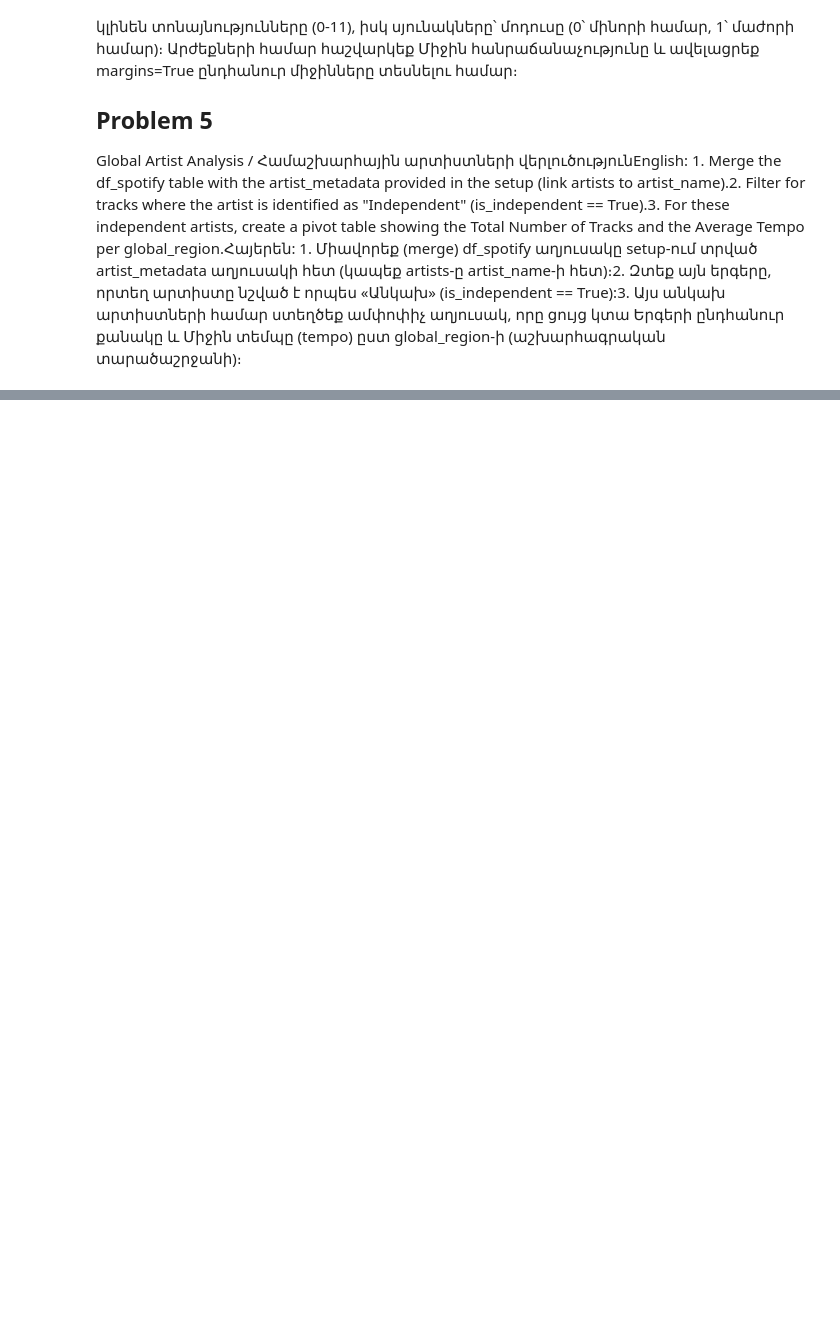
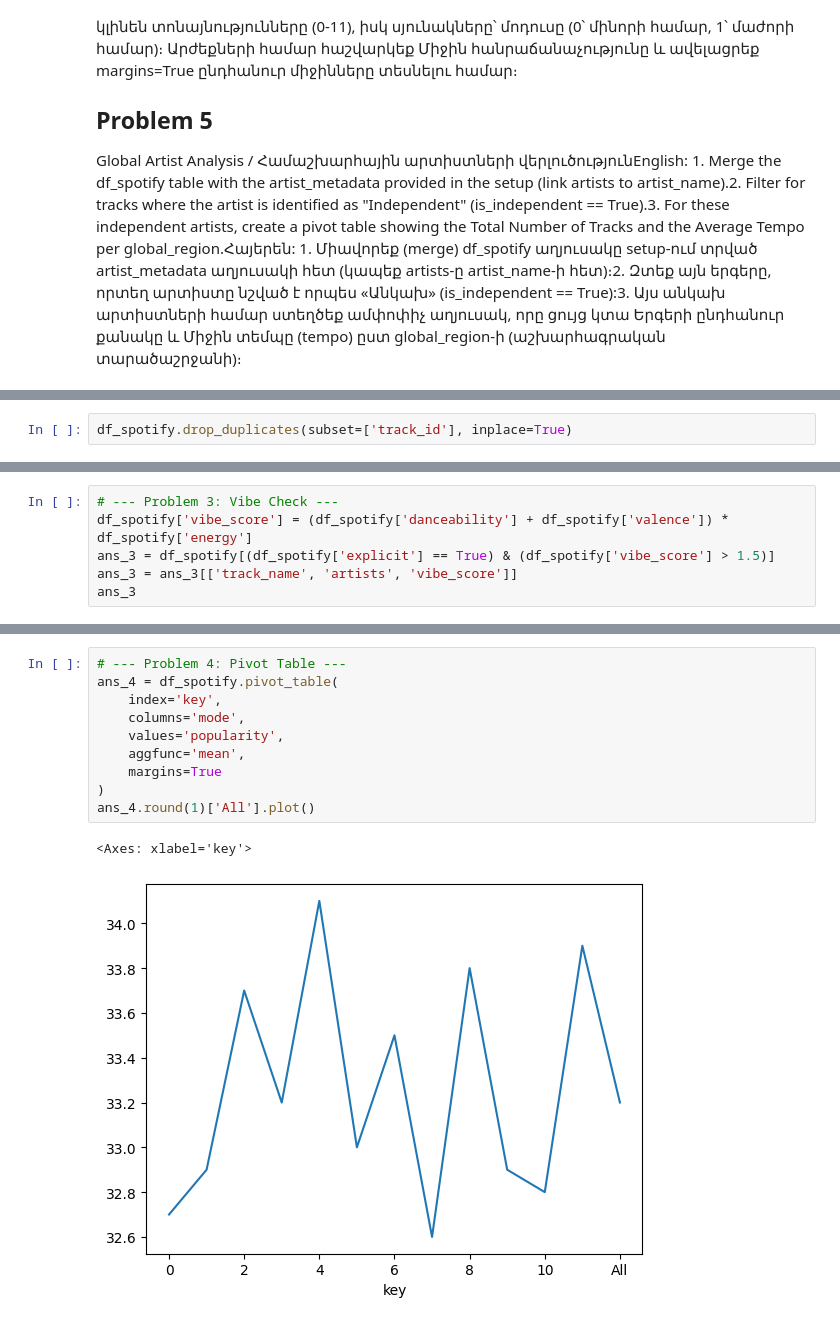
Before and after one commit to iamlajoya21/ml_bootcamp, a Jupyter notebook: current/classwork/Feb21.ipynb, the cells around one changed output, grey strips where cells are left out. Drawn from its saved outputs; the diff is of its cells as text; blank space fills up the shorter version.

Commit message:
ADD - spotify dataset related class and homework

```diff
--- a/current/classwork/Feb21.ipynb
+++ b/current/classwork/Feb21.ipynb
@@ -70,0 +91,2 @@ Global Artist Analysis / Համաշխարհային արտիստների վեր
+# %%
+df_spotify.drop_duplicates(subset=['track_id'], inplace=True)
@@ -70,0 +111,6 @@ Global Artist Analysis / Համաշխարհային արտիստների վեր
+# %%
+# --- Problem 3: Vibe Check ---
+df_spotify['vibe_score'] = (df_spotify['danceability'] + df_spotify['valence']) * df_spotify['energy']
+ans_3 = df_spotify[(df_spotify['explicit'] == True) & (df_spotify['vibe_score'] > 1.5)]
+ans_3 = ans_3[['track_name', 'artists', 'vibe_score']]
+ans_3
@@ -70,0 +135,13 @@ Global Artist Analysis / Համաշխարհային արտիստների վեր
+# %%
+# --- Problem 4: Pivot Table ---
+ans_4 = df_spotify.pivot_table(
+    index='key',
+    columns='mode',
+    values='popularity',
+    aggfunc='mean',
+    margins=True
+)
+ans_4.round(1)['All'].plot()
+# %% [output]
+<Axes: xlabel='key'>
+[figure, added]
```
Also changed, not shown: parts of 6 cells of this notebook, 1 other file.
